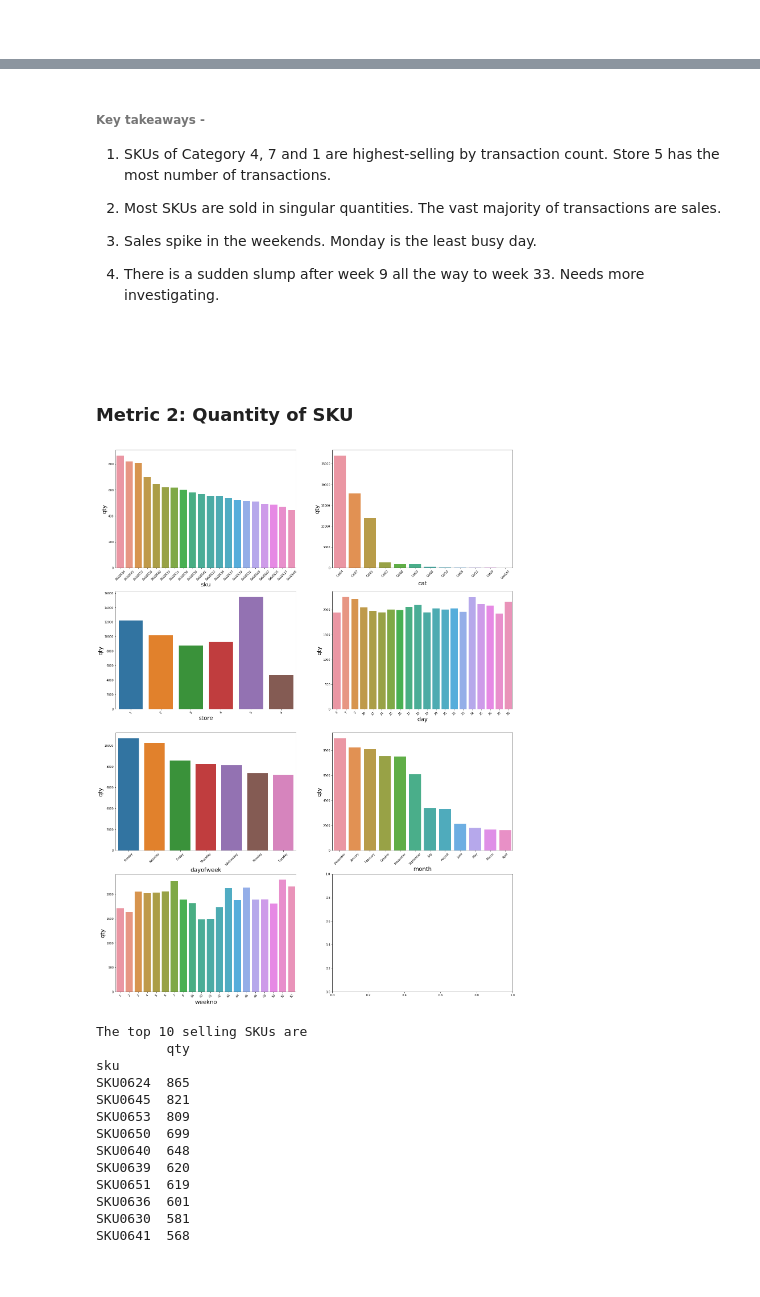
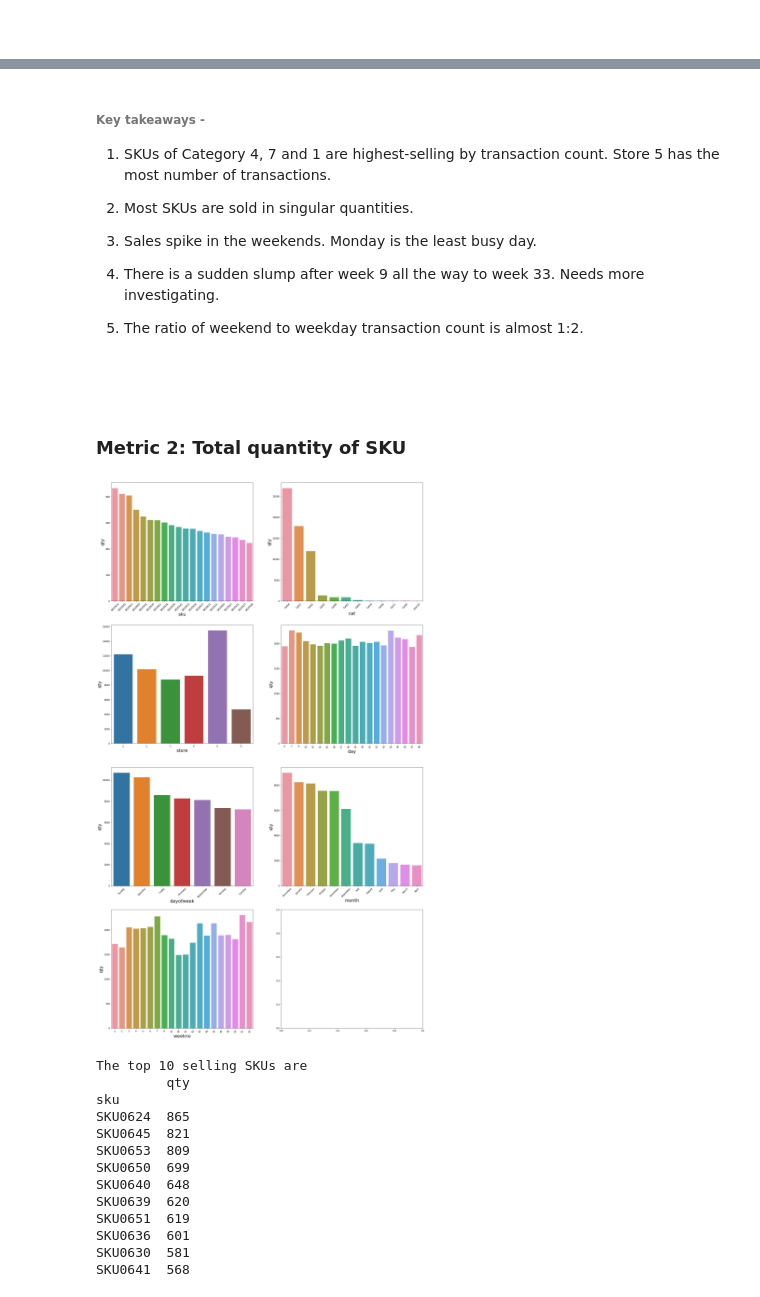
Before and after one commit to stiero/fuzzy-carnival, a Jupyter notebook: task.ipynb, the cells around one changed output, grey strips where cells are left out. Cells and saved outputs as stored; diff of their text form; code cells hidden in the pictures.

```diff
--- a/task.ipynb
+++ b/task.ipynb
@@ -292,3 +312,5 @@ df['perc_discount'] = ((df['mrp'] - df['price']) / df['mrp']) * 100
+# %%
+df = df[df['type'] == 'Sale']
 # %% [markdown]
 #
 # %% [markdown]
@@ -334,33 +356,35 @@ weekno_trans_count_plot.set_xticklabels(weekno_trans_count_plot.get_xticklabels(
 
 1) SKUs of Category 4, 7 and 1 are highest-selling by transaction count. Store 5 has the most number of transactions.
 
-2) Most SKUs are sold in singular quantities. The vast majority of transactions are sales.
+2) Most SKUs are sold in singular quantities.
 
 3) Sales spike in the weekends. Monday is the least busy day.
 
 4) There is a sudden slump after week 9 all the way to week 33. Needs more investigating.
+
+5) The ratio of weekend to weekday transaction count is almost 1:2.
 # %% [markdown]
 #
 # %% [markdown]
-### Metric 2:  Quantity of SKU
+### Metric 2:  Total quantity of SKU
 # %%
 from helper import barplot
 # %%
 fig, axs = plt.subplots(4, 2, figsize = (25,45))
 
-qty_per_sku, qty_per_sku_plot = barplot(df, 'sku', 'qty', axs[0,0])
+tot_qty_per_sku, tot_qty_per_sku_plot = barplot(df, 'sku', 'qty', 'sum', axs[0,0])
 
-qty_per_cat, qty_per_cat_plot = barplot(df, 'cat', 'qty', axs[0,1])
+tot_qty_per_cat, tot_qty_per_cat_plot = barplot(df, 'cat', 'qty', 'sum', axs[0,1])
 
-qty_per_store, qty_per_store_plot = barplot(df, 'store', 'qty', axs[1,0])
+tot_qty_per_store, tot_qty_per_store_plot = barplot(df, 'store', 'qty', 'sum', axs[1,0])
 
-qty_per_day, qty_per_day_plot = barplot(df, 'day', 'qty', axs[1,1])
+tot_qty_per_day, tot_qty_per_day_plot = barplot(df, 'day', 'qty', 'sum', axs[1,1])
 
-qty_per_dayofweek, qty_per_dayofweek_plot = barplot(df, 'dayofweek', 'qty', axs[2,0])
+tot_qty_per_dayofweek, tot_qty_per_dayofweek_plot = barplot(df, 'dayofweek', 'qty', 'sum', axs[2,0])
 
-qty_per_month, qty_per_month_plot = barplot(df, 'month', 'qty', axs[2,1])
+tot_qty_per_month, tot_qty_per_month_plot = barplot(df, 'month', 'qty', 'sum', axs[2,1])
 
-qty_per_weekno, qty_per_weekno_plot = barplot(df, 'weekno', 'qty', axs[3,0])
+tot_qty_per_weekno, tot_qty_per_weekno_plot = barplot(df, 'weekno', 'qty', 'sum', axs[3,0])
 # %% [output]
-[figure, old version]
+[figure, new version]
 # %%
```
Also changed, not shown: parts of 35 cells of this notebook, 1 other file.
